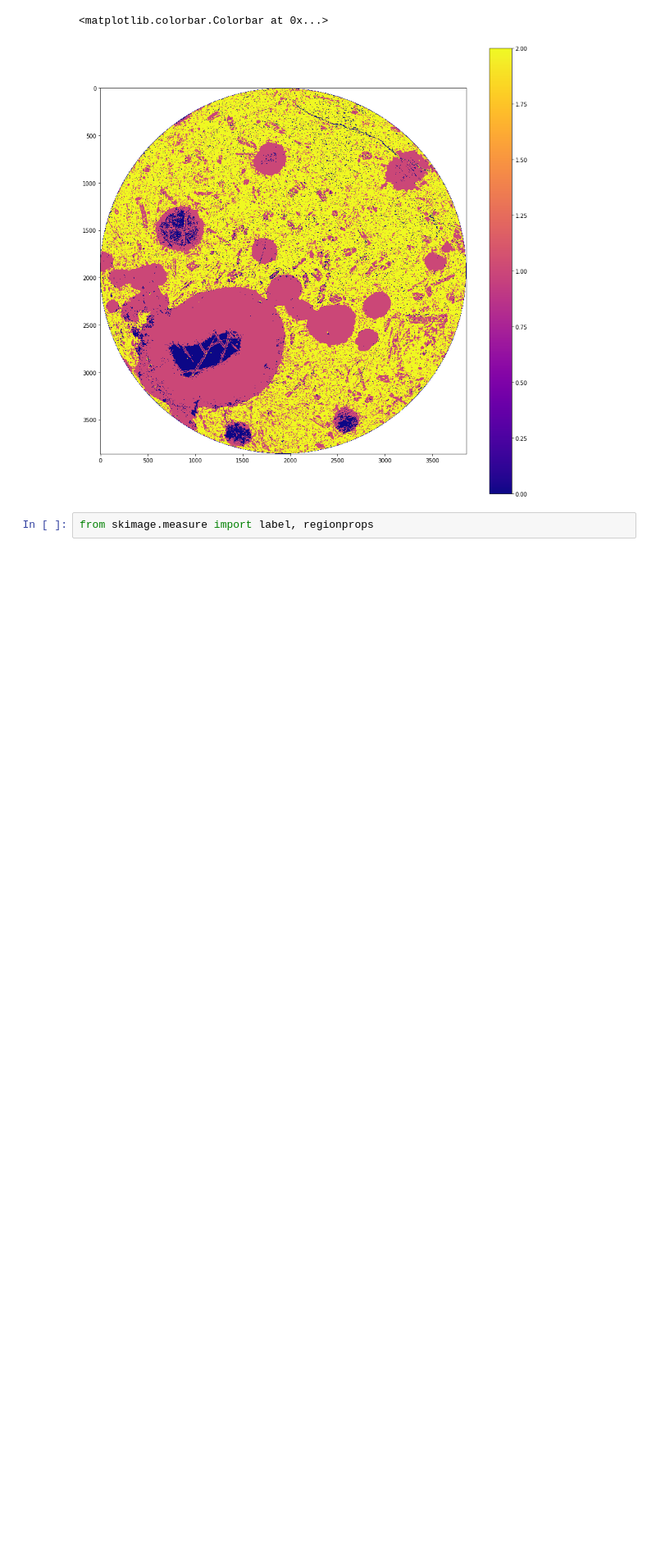
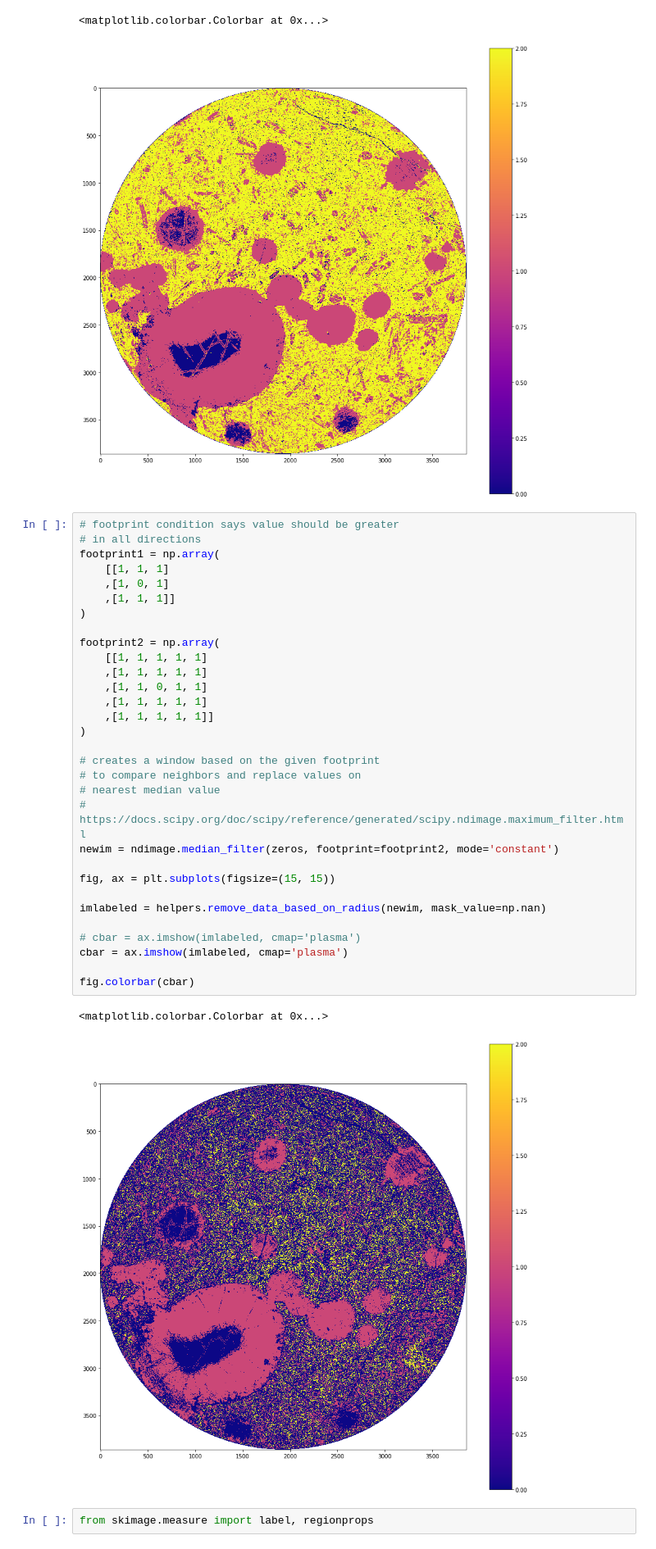
Before and after one commit to mnky9800n/faroe_segmentation, a Jupyter notebook: histogram_labeling.ipynb, the cells around one changed output. Shown at 82% size. Saved outputs shown, nothing was run; the diff lists cells and outputs as text; blank space fills up the shorter version.

```diff
--- a/histogram_labeling.ipynb
+++ b/histogram_labeling.ipynb
@@ -126,6 +129,40 @@ fig.colorbar(cbar)
 # %% [output]
 <matplotlib.colorbar.Colorbar at 0x...>
 [figure]
+# %%
+# footprint condition says value should be greater
+# in all directions
+footprint1 = np.array(
+    [[1, 1, 1]
+    ,[1, 0, 1]
+    ,[1, 1, 1]]
+)
+
+footprint2 = np.array(
+    [[1, 1, 1, 1, 1]
+    ,[1, 1, 1, 1, 1]
+    ,[1, 1, 0, 1, 1]
+    ,[1, 1, 1, 1, 1]
+    ,[1, 1, 1, 1, 1]]
+)
+
+# creates a window based on the given footprint
+# to compare neighbors and replace values on
+# nearest median value
+# https://docs.scipy.org/doc/scipy/reference/generated/scipy.ndimage.maximum_filter.html
+newim = ndimage.median_filter(zeros, footprint=footprint2, mode='constant')
+
+fig, ax = plt.subplots(figsize=(15, 15))
+
+imlabeled = helpers.remove_data_based_on_radius(newim, mask_value=np.nan)
+
+# cbar = ax.imshow(imlabeled, cmap='plasma')
+cbar = ax.imshow(imlabeled, cmap='plasma')
+
+fig.colorbar(cbar)
+# %% [output]
+<matplotlib.colorbar.Colorbar at 0x...>
+[figure, added]
 # %%
 from skimage.measure import label, regionprops
 # %%
```
Also changed, not shown: parts of 3 cells of this notebook, 1 other file.
